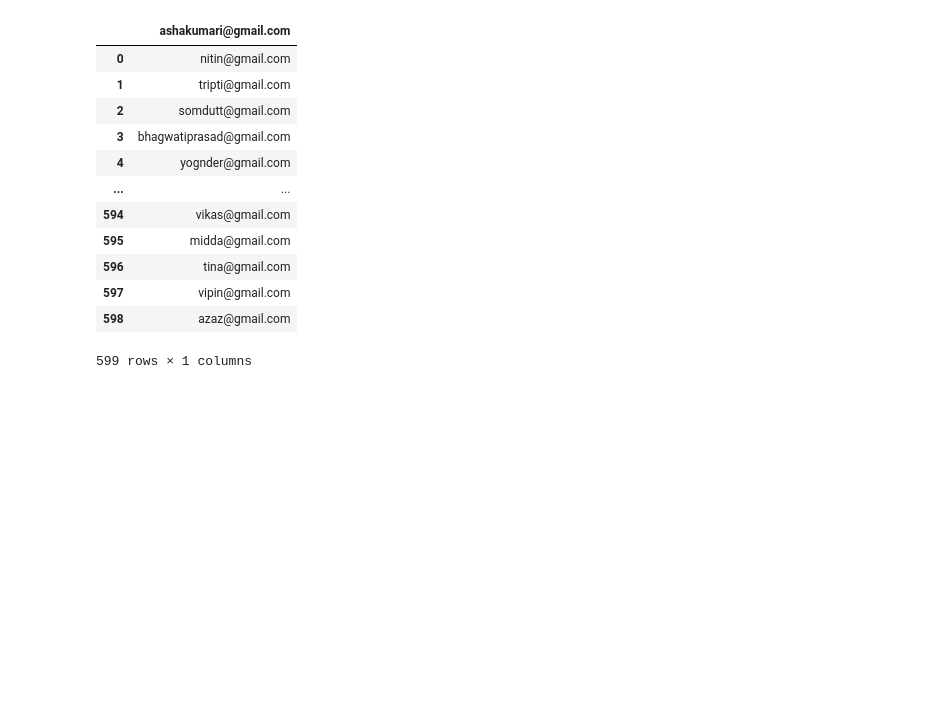
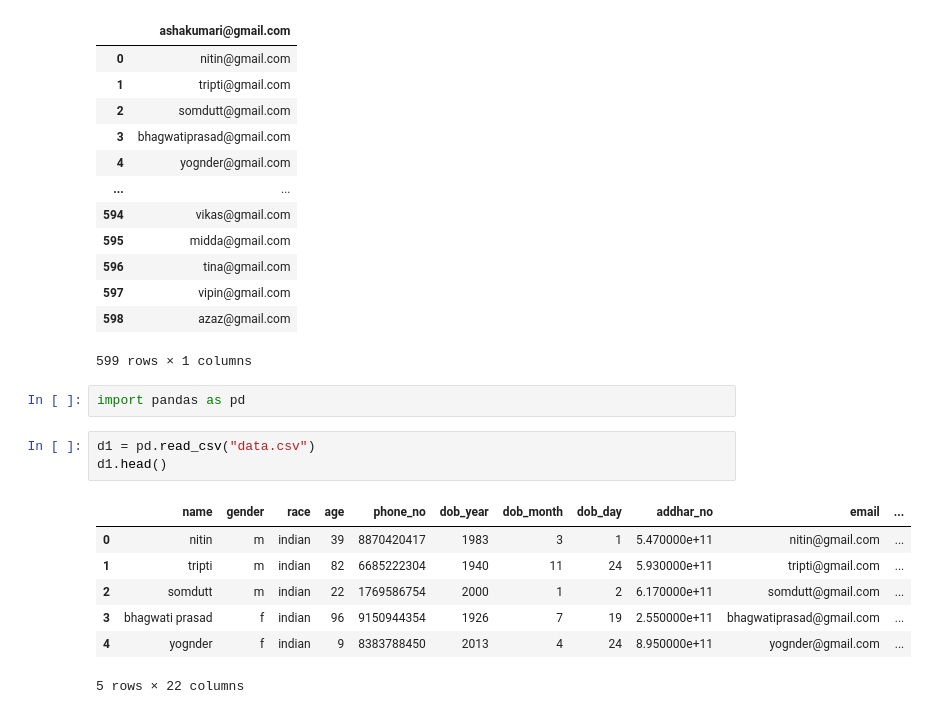
Before and after one commit to kashish0603/SIH_Pyxis, a Jupyter notebook: sai/csv_for_SIH.ipynb, the cells around one changed output. Drawn from its saved outputs; the diff is of its cells as text; blank space fills up the shorter version.

Commit message:
Modified csv files and added query to display data

```diff
--- a/sai/csv_for_SIH.ipynb
+++ b/sai/csv_for_SIH.ipynb
@@ -277,3 +277,16 @@ email
 | 597 | vipin@gmail.com |
 | 598 | azaz@gmail.com |
 599 rows × 1 columns
+# %%
+import pandas as pd
+# %%
+d1 = pd.read_csv("data.csv")
+d1.head()
+# %% [output]
+|  | name | gender | race | age | phone_no | dob_year | dob_month | dob_day | addhar_no | email | ... |
+| 0 | nitin | m | indian | 39 | 8870420417 | 1983 | 3 | 1 | 5.470000e+11 | nitin@gmail.com | ... |
+| 1 | tripti | m | indian | 82 | 6685222304 | 1940 | 11 | 24 | 5.930000e+11 | tripti@gmail.com | ... |
+| 2 | somdutt | m | indian | 22 | 1769586754 | 2000 | 1 | 2 | 6.170000e+11 | somdutt@gmail.com | ... |
+| 3 | bhagwati prasad | f | indian | 96 | 9150944354 | 1926 | 7 | 19 | 2.550000e+11 | bhagwatiprasad@gmail.com | ... |
+| 4 | yognder | f | indian | 9 | 8383788450 | 2013 | 4 | 24 | 8.950000e+11 | yognder@gmail.com | ... |
+5 rows × 22 columns
```
Also changed, not shown: parts of 19 cells of this notebook, 9 other files.
